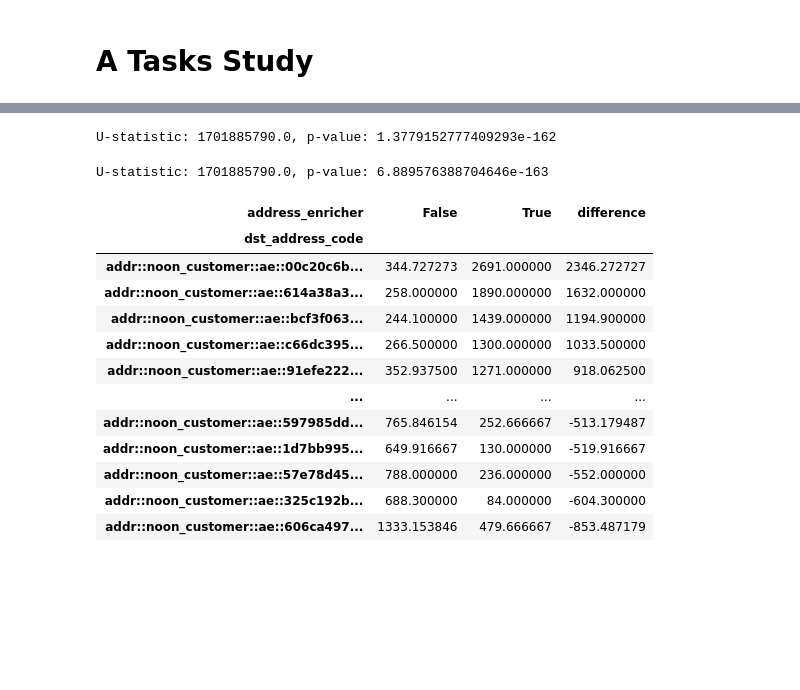
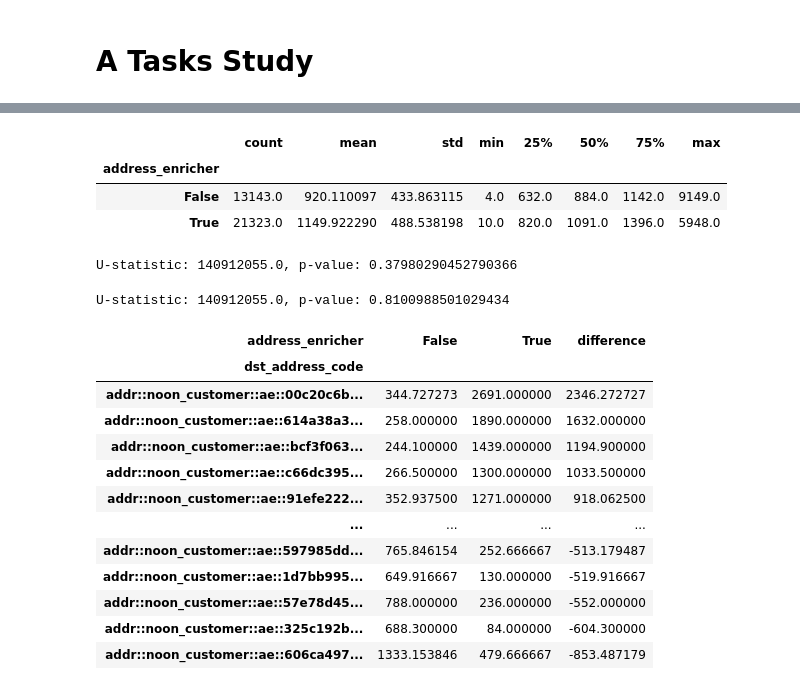
Before and after one commit to MohamdFekry/Parking-Enricher, a Jupyter notebook: test_data_analsis.ipynb, the cells around one changed output, grey strips where cells are left out. Drawn from its saved outputs; the diff is of its cells as text; code cells hidden in the pictures; blank space fills up the shorter version.

```diff
--- a/test_data_analsis.ipynb
+++ b/test_data_analsis.ipynb
@@ -942,21 +939,28 @@ df_combined.groupby('address_enricher')['handover_time'].describe()
+# %%
+df_both.groupby('address_enricher')['p2a_time_seconds'].describe()
+# %% [output]
+|  | count | mean | std | min | 25% | 50% | 75% | max |
+| address_enricher |  |  |  |  |  |  |  |  |
+| False | 13143.0 | 920.110097 | 433.863115 | 4.0 | 632.0 | 884.0 | 1142.0 | 9149.0 |
+| True | 21323.0 | 1149.922290 | 488.538198 | 10.0 | 820.0 | 1091.0 | 1396.0 | 5948.0 |
 # %%
 from scipy.stats import mannwhitneyu
 
-enabled = df_combined[df_combined['address_enricher']]['handover_time']
-disabled = df_combined[~df_combined['address_enricher']]['handover_time']
+enabled = df_both[df_both['address_enricher']]['handover_time_seconds']
+disabled = df_both[~df_both['address_enricher']]['handover_time_seconds']
 
 stat, p = mannwhitneyu(enabled, disabled, alternative='two-sided')
 print(f"U-statistic: {stat}, p-value: {p}")
 # %% [output]
-U-statistic: 1701885790.0, p-value: 1.3779152777409293e-162
+U-statistic: 140912055.0, p-value: 0.37980290452790366
 # %%
-enabled = df_combined[df_combined['address_enricher']]['handover_time']
-disabled = df_combined[~df_combined['address_enricher']]['handover_time']
+enabled = df_both[df_both['address_enricher']]['handover_time_seconds']
+disabled = df_both[~df_both['address_enricher']]['handover_time_seconds']
 
 stat, p = mannwhitneyu(enabled, disabled, alternative='less')
 print(f"U-statistic: {stat}, p-value: {p}")
 # %% [output]
-U-statistic: 1701885790.0, p-value: 6.889576388704646e-163
+U-statistic: 140912055.0, p-value: 0.8100988501029434
 # %%
 import pprint
 # %%
```
Also changed, not shown: parts of 30 cells of this notebook, 7 other files.
